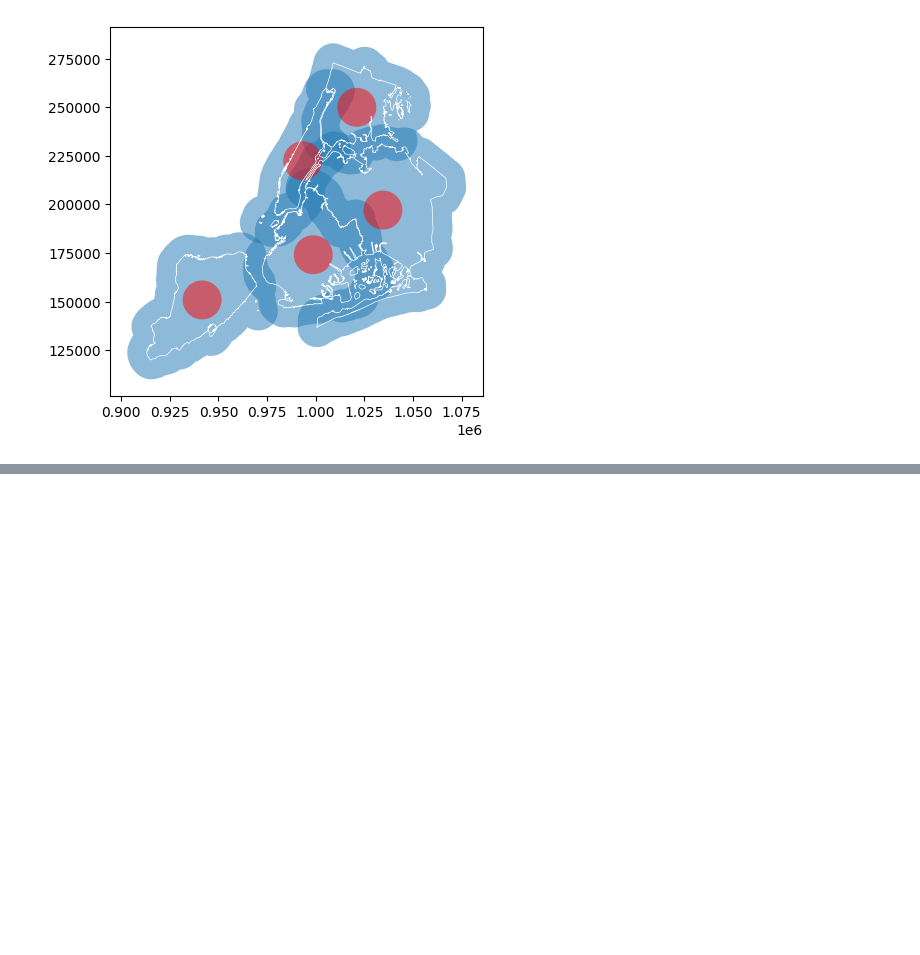
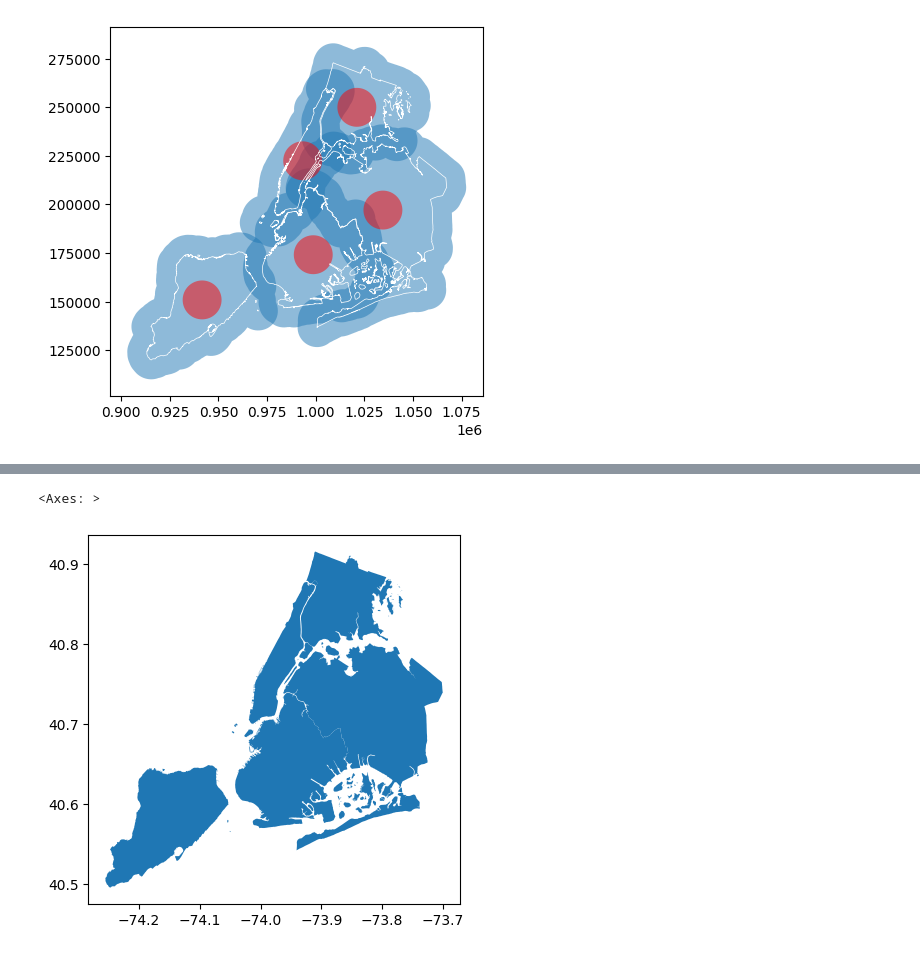
Before and after one commit to LinKon12/TerminalClock, a Jupyter notebook: geopandastut.ipynb, the cells around one changed output, grey strips where cells are left out. Cells and saved outputs as stored; diff of their text form; code cells hidden in the pictures; blank space fills up the shorter version.

```diff
--- a/geopandastut.ipynb
+++ b/geopandastut.ipynb
@@ -135,0 +163,7 @@ gdf.tail()
+# %%
+gdf = gdf.set_geometry("geometry")
+boroughs_4326 = gdf.to_crs("EPSG:4326")
+boroughs_4326.plot()
+# %% [output]
+<Axes: >
+[figure, added]
```
Also changed, not shown: parts of 5 cells of this notebook.
